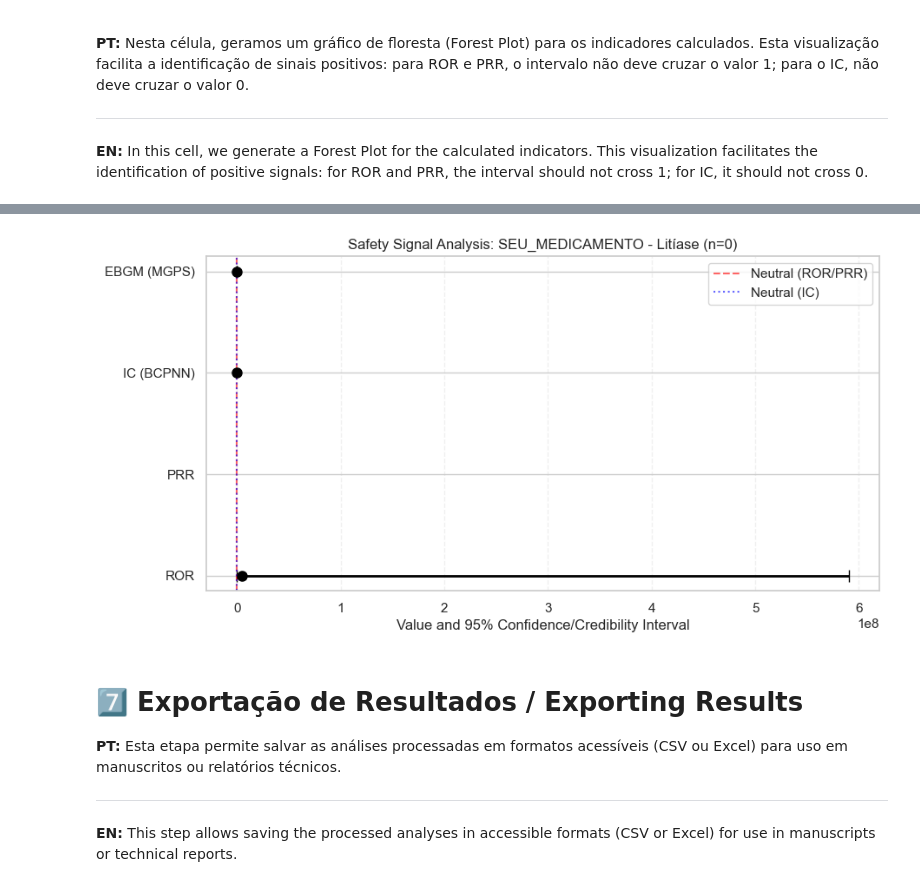
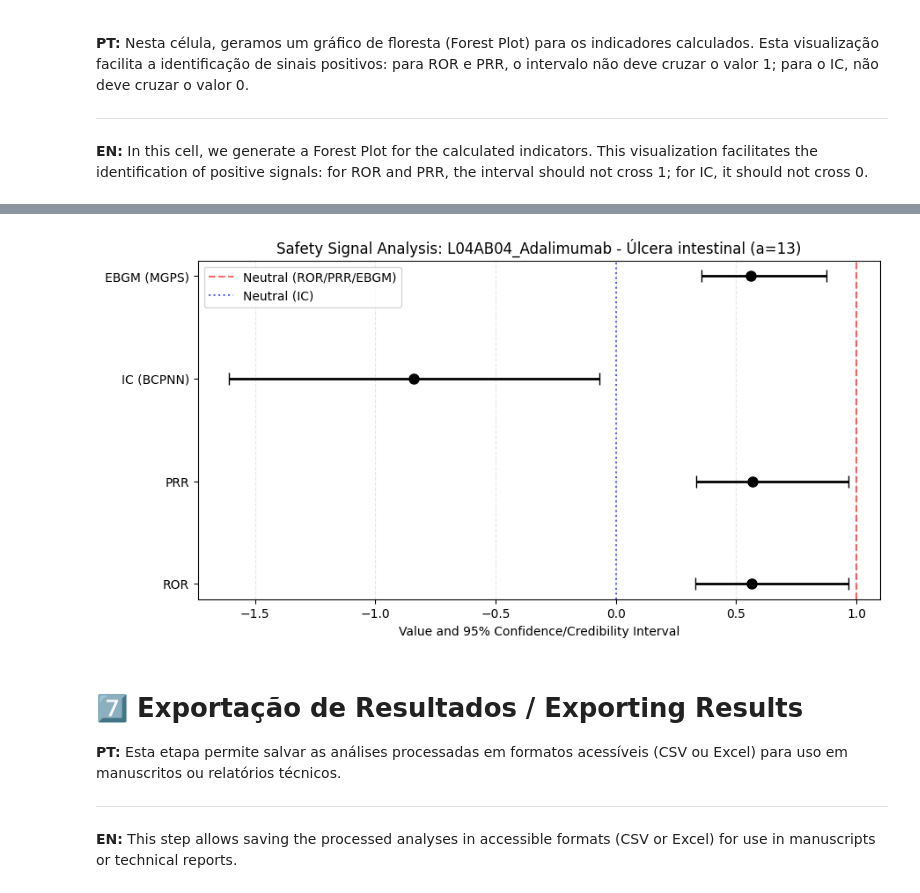
Before and after one commit to mlab-inf-ufrgs/vigimed, a Jupyter notebook: eda/disproportionality_analysis/Projeto_Vigimed_Cálculos_de_desproprocionalidade.ipynb, the cells around one changed output, grey strips where cells are left out. Drawn from its saved outputs; the diff is of its cells as text; code cells hidden in the pictures.

Commit message:
analysis

```diff
--- a/eda/disproportionality_analysis/Projeto_Vigimed_Cálculos_de_desproprocionalidade.ipynb
+++ b/eda/disproportionality_analysis/Projeto_Vigimed_Cálculos_de_desproprocionalidade.ipynb
@@ -219,0 +77,5 @@ dtype: int64
+# %%
+path = Path("C:/Users/silma/Projetos/vigimed/data/03_gold")
+#path = Path("/home/carolina/Área de trabalho/vigimed/data/03_gold")
+df = pd.read_parquet(path/'fat_analytical/fat_analytical.parquet')
+df.head()
@@ -481,6 +406,9 @@ def calculate_ic(a, b, c, d):
     EN: Calculates the IC (Information Component) and its 95% Credibility Interval.
     """
     n = a + b + c + d
+    if n <= 0:
+        return np.nan, np.nan, np.nan
+
     # PT: Valor esperado (E) / EN: Expected value (E)
     expected = ((a + b) * (a + c)) / n
 
@@ -488,9 +416,11 @@ def calculate_ic(a, b, c, d):
     # EN: IC calculation (Log2) with 0.5 correction for stability (shrinkage)
     ic = np.log2((a + 0.5) / (expected + 0.5))
 
-    # PT: Erro padrão do IC (Aproximação de Bate et al.)
-    # EN: Standard error of the IC (Bate et al. approximation)
-    se_ic = (1 / np.log(2)) * np.sqrt((n - a) / (a * (n + 1)))
+    # PT: Erro padrão do IC com proteção numérica para a=0
+    # EN: IC standard error with numerical protection for a=0
+    numerador = max(n - a, 0)
+    denominador = (a + 0.5) * (n + 1)
+    se_ic = (1 / np.log(2)) * np.sqrt(numerador / denominador)
 
     ic_low = ic - 1.96 * se_ic
     ic_high = ic + 1.96 * se_ic
@@ -532,6 +462,9 @@ def calculate_ebgm(a, b, c, d):
     EN: Calculates EBGM and the lower limit EB05 (Gamma-Poisson approximation).
     """
     n = a + b + c + d
+    if n <= 0:
+        return np.nan, np.nan, np.nan
+
     # PT: Valor esperado (E) / EN: Expected value (E)
     expected = ((a + b) * (a + c)) / n
 
@@ -633,35 +609,50 @@ df.head()
 # %%
 import matplotlib.pyplot as plt
 
-# 1. PT: Execução da análise para o medicamento
-#    EN: Running analysis for the drug studied in the paper
-drug_ex = 'SEU_MEDICAMENTO' # Substitua pelo medicamento do seu interesse /Replace with the medication you are interested in.
-event_ex = 'Litíase'     # Substitua pelo evento do seu interesse/ Replace with the medication you are interested in.
+# 1. PT: Seleciona o par droga-evento no dataframe consolidado (df_signal)
+#    EN: Selects the drug-event pair from the consolidated dataframe (df_signal)
+drug_ex = 'L04AB04_Adalimumab'  # Substitua pelo medicamento de interesse
+event_ex = 'Úlcera intestinal'  # Substitua pelo evento de interesse
 
-report, cases = analyze_safety_signal(df, 'drug', 'event', drug_ex, event_ex)
+row = df_signal[(df_signal['drug'] == drug_ex) & (df_signal['event'] == event_ex)]
+if row.empty:
+    raise ValueError('Par drug-event nao encontrado em df_signal. Verifique drug_ex e event_ex.')
 
-# 2. PT: Configuração do Gráfico / EN: Plot Configuration
+row = row.iloc[0]
+cases = int(row['a'])
+
+# 2. PT: Converte o formato largo do df_signal para formato de plot
+#    EN: Converts df_signal wide format into plot format
+report = pd.DataFrame({
+    'Metric': ['ROR', 'PRR', 'IC (BCPNN)', 'EBGM (MGPS)'],
+    'Value': [row['ROR'], row['PRR'], row['IC_BCPNN'], row['EBGM_MGPS']],
+    'Lower_CI': [row['ROR_Lower_CI'], row['PRR_Lower_CI'], row['IC_Lower_CI'], row['EBGM_E05']],
+    'Upper_CI': [row['ROR_Upper_CI'], row['PRR_Upper_CI'], row['IC_Upper_CI'], row['EBGM_E95']],
+    'Signal': [row['ROR_Signal'], row['PRR_Signal'], row['IC_Signal'], row['EBGM_Signal']]
+}).dropna(subset=['Value', 'Lower_CI', 'Upper_CI'])
+
+# 3. PT: Configuração do gráfico / EN: Plot configuration
 plt.figure(figsize=(10, 5))
 metrics = report['Metric']
 values = report['Value']
 low_ci = report['Value'] - report['Lower_CI']
 high_ci = report['Upper_CI'] - report['Value']
 
 plt.errorbar(values, metrics, xerr=[low_ci, high_ci], fmt='o', color='black',
              capsize=5, markersize=8, elinewidth=2)
 
-# PT: Linhas de referência (1 para ROR/PRR, 0 para IC)
-# EN: Reference lines (1 for ROR/PRR, 0 for IC)
-plt.axvline(x=1, color='red', linestyle='--', alpha=0.6, label='Neutral (ROR/PRR)')
+# PT: Linhas de referência (1 para ROR/PRR/EBGM e 0 para IC)
+# EN: Reference lines (1 for ROR/PRR/EBGM and 0 for IC)
+plt.axvline(x=1, color='red', linestyle='--', alpha=0.6, label='Neutral (ROR/PRR/EBGM)')
 plt.axvline(x=0, color='blue', linestyle=':', alpha=0.6, label='Neutral (IC)')
 
-plt.title(f'Safety Signal Analysis: {drug_ex} - {event_ex} (n={cases})')
+plt.title(f'Safety Signal Analysis: {drug_ex} - {event_ex} (a={cases})')
 plt.xlabel('Value and 95% Confidence/Credibility Interval')
 plt.grid(axis='x', linestyle='--', alpha=0.3)
 plt.legend()
 plt.show()
 # %% [output]
-[figure, old version]
+[figure, new version]
 # %% [markdown]
 # 7️⃣ Exportação de Resultados / Exporting Results
 
```
Also changed, not shown: parts of 22 cells of this notebook, 3 other files.
